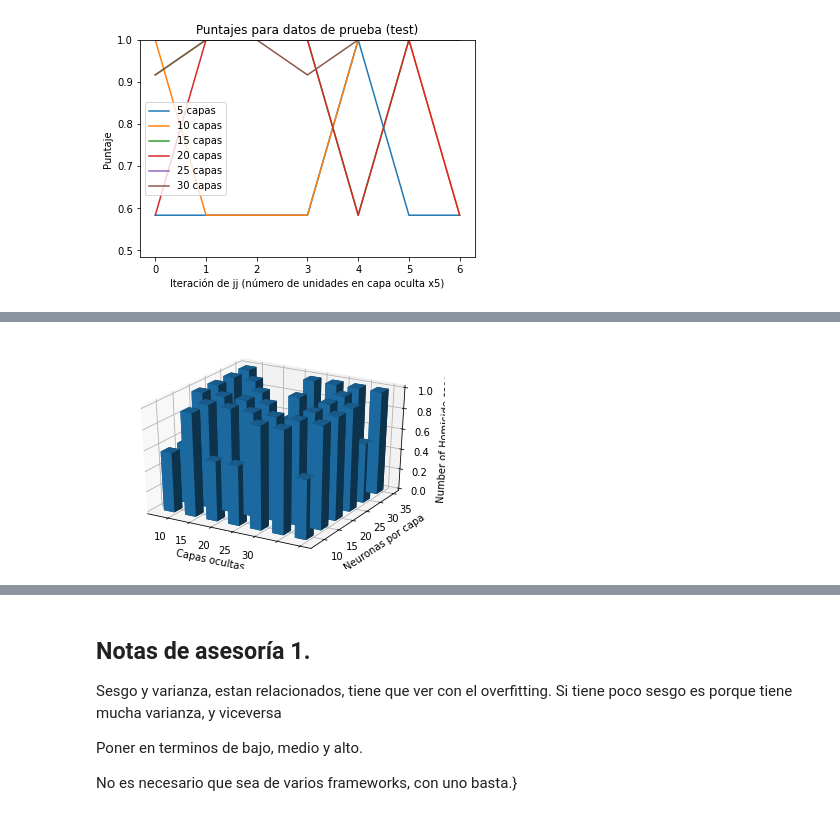
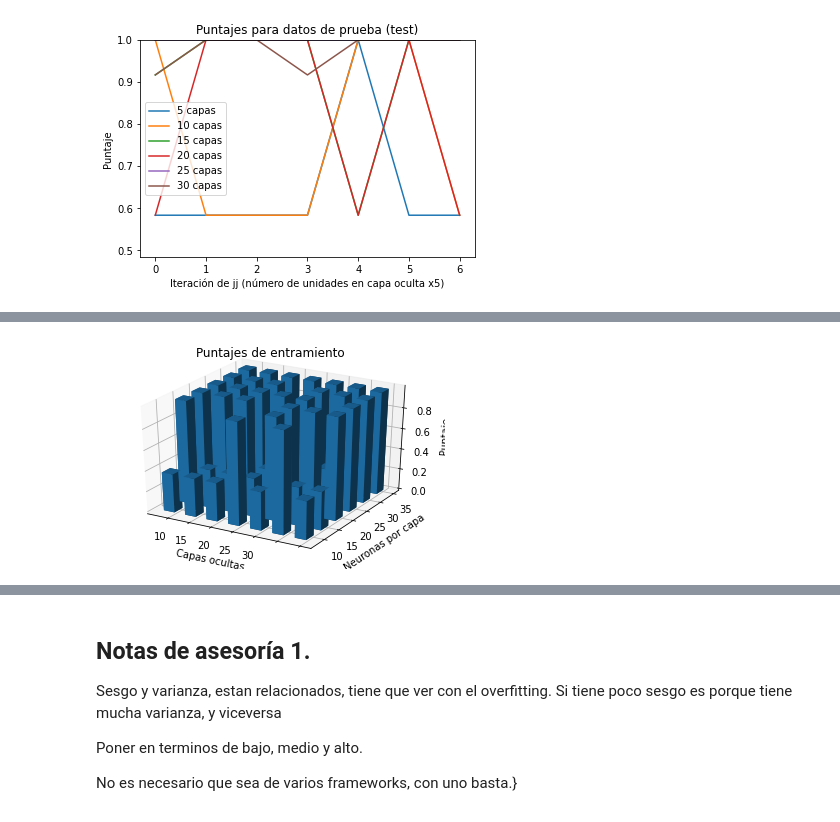
Before and after one commit to 1dgog/tc3006c_m2_portafoliodeimplementacion, a Jupyter notebook: m2_con_framework.ipynb, the cells around one changed output, grey strips where cells are left out. Saved outputs shown, nothing was run; the diff lists cells and outputs as text; code cells hidden in the pictures.

```diff
--- a/m2_con_framework.ipynb
+++ b/m2_con_framework.ipynb
@@ -84,0 +53,12 @@ X_valid, X_test, y_valid, y_test = train_test_split(X_r, y_r, random_state=0)
+# %%
+alm_1 = []
+cont = 0
+for ii in range (5, 40, 5):
+  if cont == 1:
+    alm_1.append(alm_jj)
+  alm_jj = []
+  cont  = 1
+  for jj in range (5,40, 5):
+    alm_jj.append(jj)
+print(alm_jj)
+print(np.asarray(alm_1).shape)
@@ -297,39 +292,107 @@ plt.show()
 # %%
+# entrenamiento
+
 fig = plt.figure()
 ax = plt.axes(projection = "3d")
 capas = [5,10,15,20,25,30]
 unidades = [5,10,15,20,25,30, 35]
-data = np.array([[0.58333333, 1,0.58333333, 0.58333333, 1, 1],
-                 [0.58333333, 0.58333333, 1, 1, 1, 1],
-                 [1, 1, 1, 1, 1, 1],
-                 [0.58333333, 1, 1, 1, 0.58333333, 1],
-                 [0.58333333, 0.58333333, 1, 1, 1, 1],
-                 [0.58333333, 0.91666667, 0.58333333, 1, 0.58333333, 1],
-                 [0.58333333, 0.58333333, 1, 1, 1, 1]])
+data = np.array(scores_train)
 
 numOfCols = 7
 numOfRows = 6
 
 xpos = np.arange(0, numOfCols, 1)
 ypos = np.arange(0, numOfRows, 1)
 xpos, ypos = np.meshgrid(xpos + 0.5, ypos + 0.5)
 
 xpos = xpos.flatten()
 ypos = ypos.flatten()
 zpos = np.zeros(numOfCols * numOfRows)
 
 dx = np.ones(numOfRows * numOfCols) * 0.5
 dy = np.ones(numOfCols * numOfRows) * 0.5
 dz = data.flatten()
 
 ax.bar3d(xpos, ypos, zpos, dx, dy, dz)
 ax.set_xticklabels(capas)
 ax.set_yticklabels(unidades)
 
 ax.set_xlabel('Capas ocultas')
 ax.set_ylabel('Neuronas por capa')
-ax.set_zlabel('Number of Homicide cases')
+ax.set_zlabel('Puntaje')
+ax.set_title("Puntajes de entramiento")
+plt.savefig('scores_train3d.pdf')
+files.download("scores_train3d.pdf")
+plt.show()
 
+# validacion
+
+fig = plt.figure()
+ax = plt.axes(projection = "3d")
+capas = [5,10,15,20,25,30]
+unidades = [5,10,15,20,25,30, 35]
+data = np.array(scores_valid)
+
+numOfCols = 7
+numOfRows = 6
+
+xpos = np.arange(0, numOfCols, 1)
+ypos = np.arange(0, numOfRows, 1)
+xpos, ypos = np.meshgrid(xpos + 0.5, ypos + 0.5)
+
+xpos = xpos.flatten()
+ypos = ypos.flatten()
+zpos = np.zeros(numOfCols * numOfRows)
+
+dx = np.ones(numOfRows * numOfCols) * 0.5
+dy = np.ones(numOfCols * numOfRows) * 0.5
+dz = data.flatten()
+
+ax.bar3d(xpos, ypos, zpos, dx, dy, dz)
+ax.set_xticklabels(capas)
+ax.set_yticklabels(unidades)
+
+ax.set_xlabel('Capas ocultas')
+ax.set_ylabel('Neuronas por capa')
+ax.set_zlabel('Puntaje')
+ax.set_title("Puntajes de validación")
+plt.savefig('scores_valid3d.pdf')
+files.download("scores_valid3d.pdf")
 plt.show()
+
+# prueba
+
+fig = plt.figure()
+ax = plt.axes(projection = "3d")
+capas = [5,10,15,20,25,30]
+unidades = [5,10,15,20,25,30, 35]
+data = np.array(scores_test)
+
+numOfCols = 7
+numOfRows = 6
+
+xpos = np.arange(0, numOfCols, 1)
+ypos = np.arange(0, numOfRows, 1)
+xpos, ypos = np.meshgrid(xpos + 0.5, ypos + 0.5)
+
+xpos = xpos.flatten()
+ypos = ypos.flatten()
+zpos = np.zeros(numOfCols * numOfRows)
+
+dx = np.ones(numOfRows * numOfCols) * 0.5
+dy = np.ones(numOfCols * numOfRows) * 0.5
+dz = data.flatten()
+
+ax.bar3d(xpos, ypos, zpos, dx, dy, dz)
+ax.set_xticklabels(capas)
+ax.set_yticklabels(unidades)
+
+ax.set_xlabel('Capas ocultas')
+ax.set_ylabel('Neuronas por capa')
+ax.set_zlabel('Puntaje')
+ax.set_title("Puntajes de prueba")
+plt.savefig('scores_test3d.pdf')
+files.download("scores_test3d.pdf")
+plt.show()
 # %% [output]
-[figure, old version]
+[figure, new version]
```
Also changed, not shown: parts of 31 cells of this notebook.
